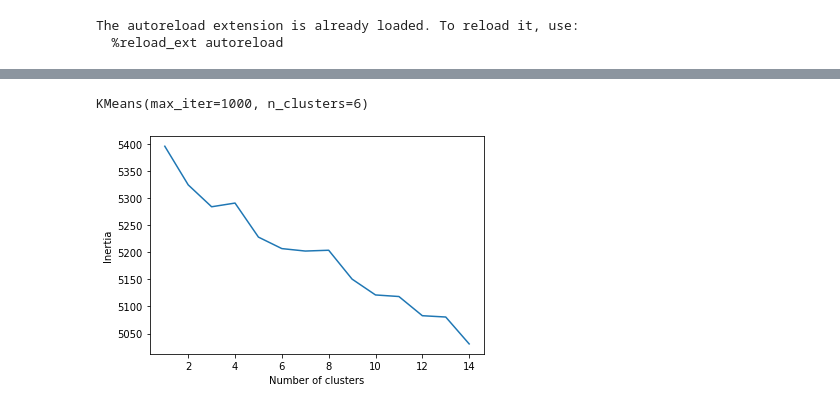
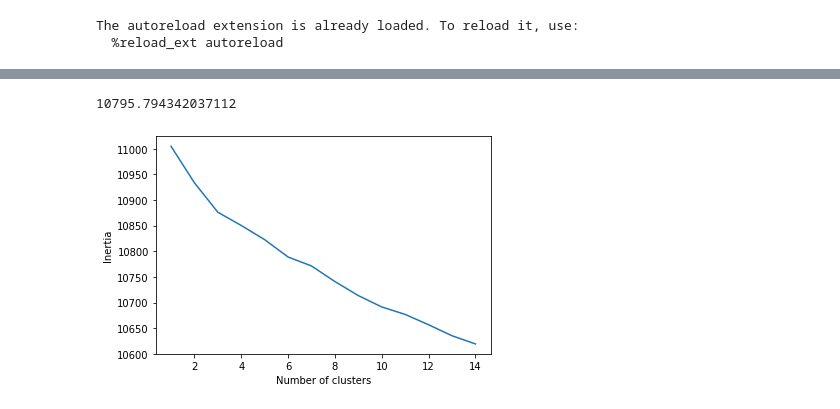
Before and after one commit to ShashiKiranMR/CS-7641-ML-Project, a Jupyter notebook: src/script.ipynb, the cells around one changed output, grey strips where cells are left out. Saved outputs shown, nothing was run; the diff lists cells and outputs as text; code cells hidden in the pictures.

```diff
--- a/src/script.ipynb
+++ b/src/script.ipynb
@@ -73,8 +92,8 @@ merged_data.extend(test_data)
 # Getting bag of words data structure
 CountVec = CountVectorizer(ngram_range=(1,1), preprocessor=tf_idf.preprocess_text, stop_words='english')
 Count_data = CountVec.fit_transform(merged_data)
-X_train = X[0:len(train_data)]
-X_test = X[len(train_data):]
+X_train = Count_data[0:len(train_data)]
+X_test = Count_data[len(train_data):]
 # print(CountVec.get_feature_names())
 cv_dataframe=pd.DataFrame(Count_data.toarray(),columns=CountVec.get_feature_names_out())
 pd.set_option('display.max_colwidth', None)
@@ -187,6 +283,8 @@ print(tf_idf_df.head(5).loc[:,tf_idf_df.head(5).any()].iloc[:, : 10].to_markdown
 # %%
 # Dimension reduction on TF-IDF using SVD
 svd = TruncatedSVD(n_components=500, n_iter=10, random_state=42)
-X_new = svd.fit_transform(X)
+print(vectorizer.get_feature_names_out())
+svd.fit(X)
+X_new = svd.transform(X)
 X_train = X_new[0:len(train_data)]
 X_test = X_new[len(train_data):]
@@ -193,25 +301,27 @@ X_test = X_new[len(train_data):]
 # %%
 # cluster documents based on tf-idf scores
 distortions = []
 K = range(1,15)
 
 for k in K:
     model = KMeans(n_clusters=k, init='k-means++', max_iter=1000, n_init=10)
     model.fit(X_train)
     distortions.append(model.inertia_)
 
 plt.plot(K, distortions)
 plt.xlabel("Number of clusters")
 plt.ylabel("Inertia")
 # print(distortions)
 
 # Choosing the best k from elbow method.
 true_k = 6
 model = KMeans(n_clusters=true_k, init='k-means++', max_iter=1000, n_init=10)
 model.fit(X_train)
+tfidf_inertia = model.inertia_
+print(tfidf_inertia)
 # %% [output]
-KMeans(max_iter=1000, n_clusters=6)
+10795.794342037112
-[figure, old version]
+[figure, new version]
 # %%
 # Print top terms per cluster and generate word clouds
 print("Top terms per cluster:")
```
Also changed, not shown: parts of 17 cells of this notebook, 1 other file.
